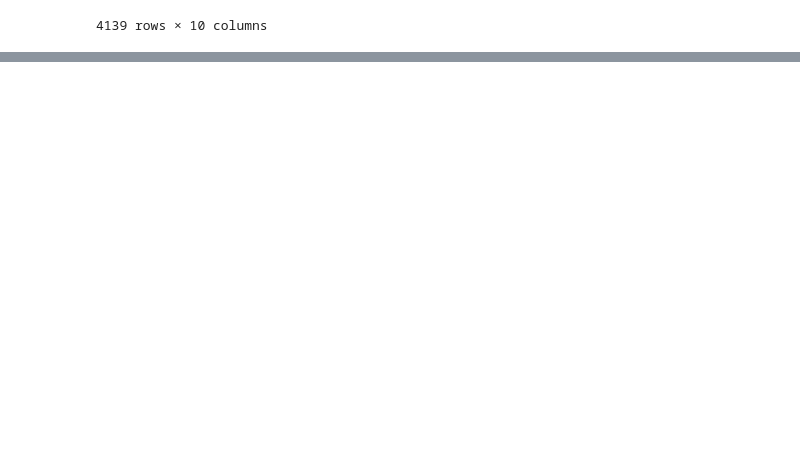
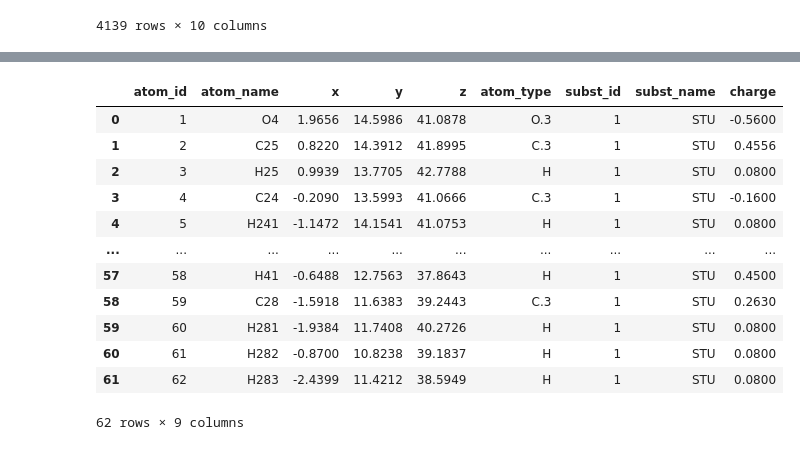
Before and after one commit to volkamerlab/klifs_utils, a Jupyter notebook: tutorial/tutorial.ipynb, the cells around one changed output, grey strips where cells are left out. Saved outputs shown, nothing was run; the diff lists cells and outputs as text; code cells hidden in the pictures; blank space fills up the shorter version.

```diff
--- a/tutorial/tutorial.ipynb
+++ b/tutorial/tutorial.ipynb
@@ -212,0 +215,16 @@ klifs.remote.coordinates.structure(33, 'ligand')
+# %%
+klifs.remote.coordinates.ligand.mol2_to_dataframe(33)
+# %% [output]
+|  | atom_id | atom_name | x | y | z | atom_type | subst_id | subst_name | charge |
+| 0 | 1 | O4 | 1.9656 | 14.5986 | 41.0878 | O.3 | 1 | STU | -0.5600 |
+| 1 | 2 | C25 | 0.8220 | 14.3912 | 41.8995 | C.3 | 1 | STU | 0.4556 |
+| 2 | 3 | H25 | 0.9939 | 13.7705 | 42.7788 | H | 1 | STU | 0.0800 |
+| 3 | 4 | C24 | -0.2090 | 13.5993 | 41.0666 | C.3 | 1 | STU | -0.1600 |
+| 4 | 5 | H241 | -1.1472 | 14.1541 | 41.0753 | H | 1 | STU | 0.0800 |
+| ... | ... | ... | ... | ... | ... | ... | ... | ... | ... |
+| 57 | 58 | H41 | -0.6488 | 12.7563 | 37.8643 | H | 1 | STU | 0.4500 |
+| 58 | 59 | C28 | -1.5918 | 11.6383 | 39.2443 | C.3 | 1 | STU | 0.2630 |
+| 59 | 60 | H281 | -1.9384 | 11.7408 | 40.2726 | H | 1 | STU | 0.0800 |
+| 60 | 61 | H282 | -0.8700 | 10.8238 | 39.1837 | H | 1 | STU | 0.0800 |
+| 61 | 62 | H283 | -2.4399 | 11.4212 | 38.5949 | H | 1 | STU | 0.0800 |
+62 rows × 9 columns
```
Also changed, not shown: parts of 10 cells of this notebook, 12 other files.
